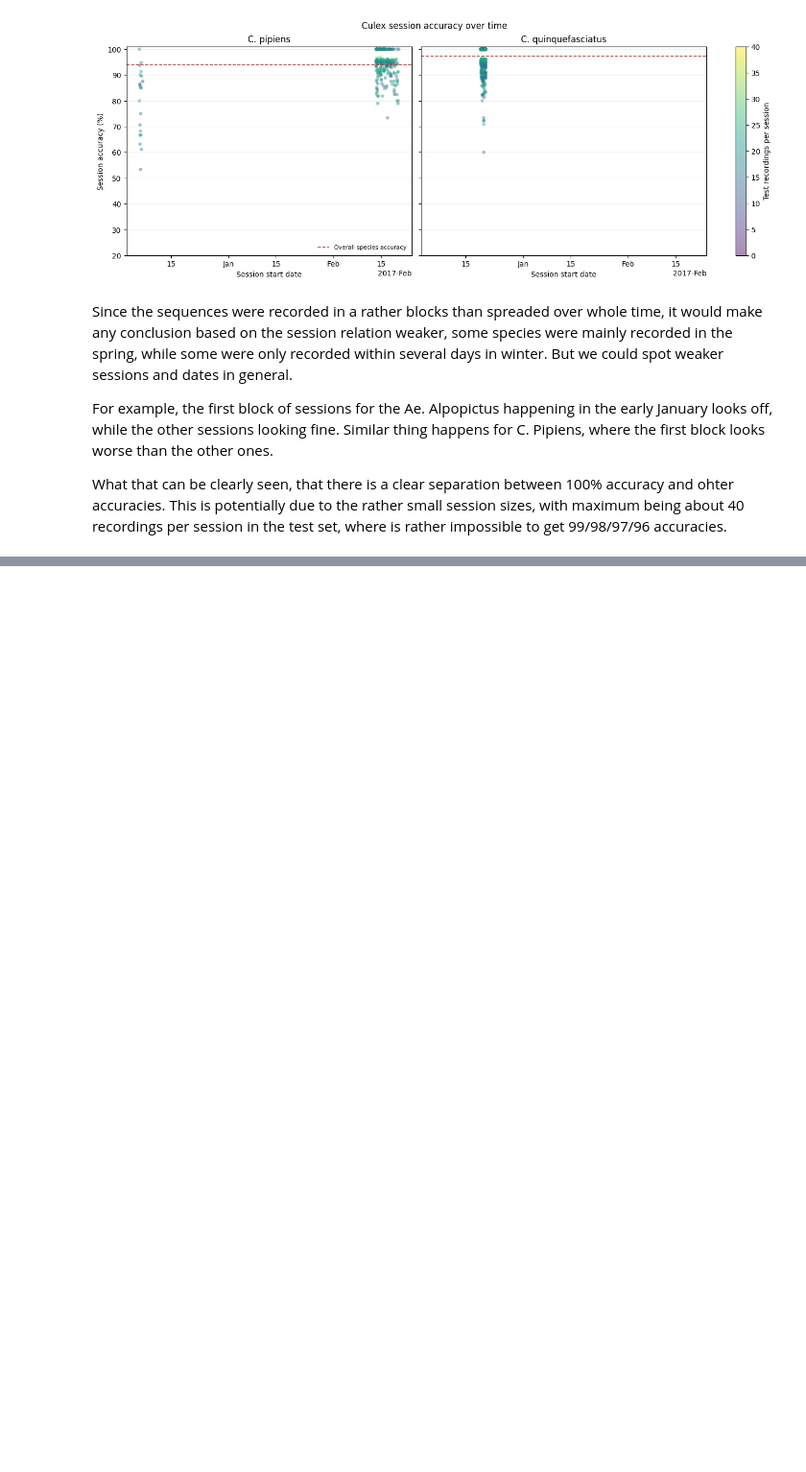
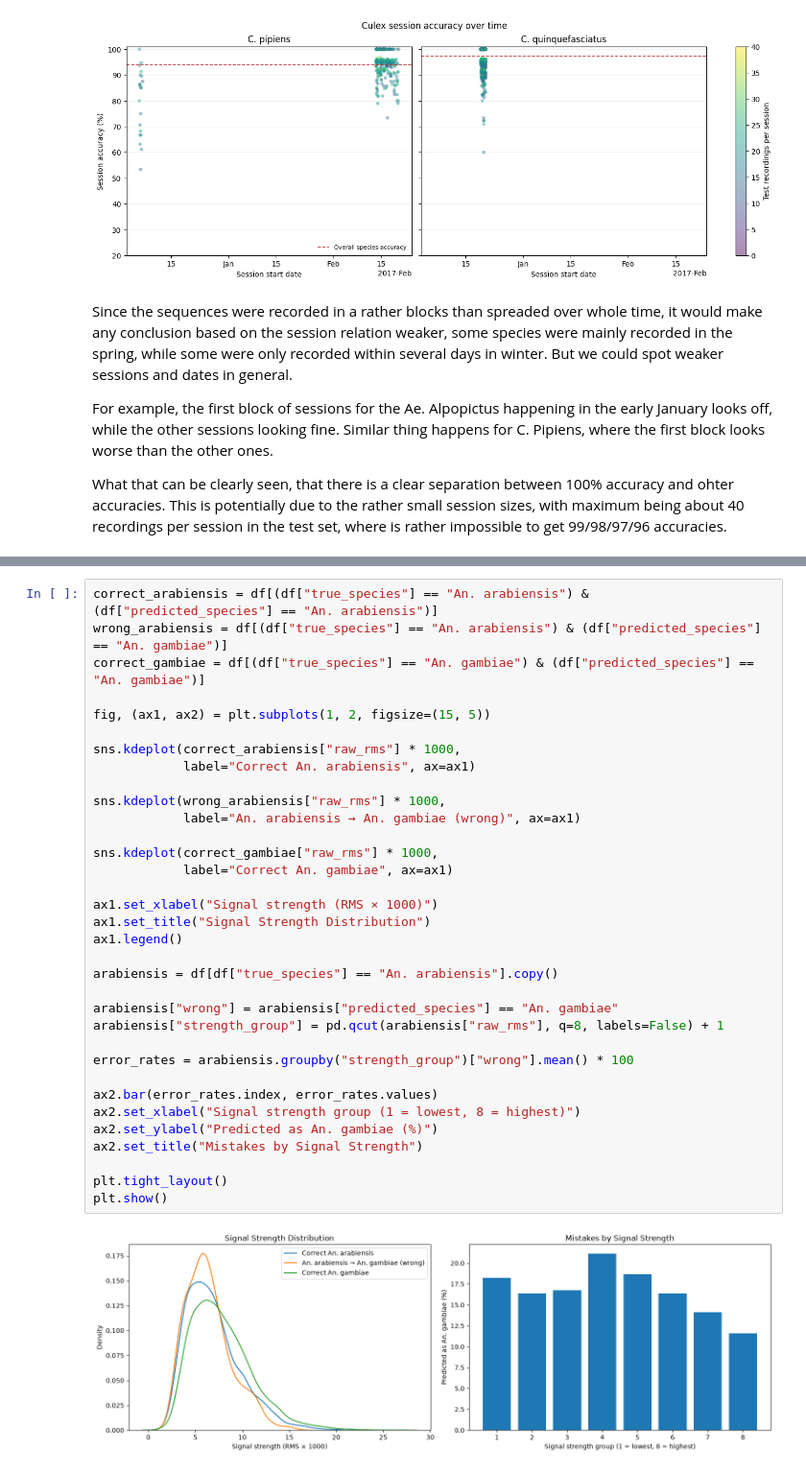
Before and after one commit to d-pizhuk/mosquito-wingbeat-vis4ai, a Jupyter notebook: phase1/human_only/analysis.ipynb, the cells around one changed output, grey strips where cells are left out. Shown at 96% size. Cells and saved outputs as stored; diff of their text form; blank space fills up the shorter version.

```diff
--- a/phase1/human_only/analysis.ipynb
+++ b/phase1/human_only/analysis.ipynb
@@ -435,0 +601,36 @@ What that can be clearly seen, that there is a clear separation between 100% acc
+# %%
+correct_arabiensis = df[(df["true_species"] == "An. arabiensis") & (df["predicted_species"] == "An. arabiensis")]
+wrong_arabiensis = df[(df["true_species"] == "An. arabiensis") & (df["predicted_species"] == "An. gambiae")]
+correct_gambiae = df[(df["true_species"] == "An. gambiae") & (df["predicted_species"] == "An. gambiae")]
+
+fig, (ax1, ax2) = plt.subplots(1, 2, figsize=(15, 5))
+
+sns.kdeplot(correct_arabiensis["raw_rms"] * 1000,
+            label="Correct An. arabiensis", ax=ax1)
+
+sns.kdeplot(wrong_arabiensis["raw_rms"] * 1000,
+            label="An. arabiensis → An. gambiae (wrong)", ax=ax1)
+
+sns.kdeplot(correct_gambiae["raw_rms"] * 1000,
+            label="Correct An. gambiae", ax=ax1)
+
+ax1.set_xlabel("Signal strength (RMS × 1000)")
+ax1.set_title("Signal Strength Distribution")
+ax1.legend()
+
+arabiensis = df[df["true_species"] == "An. arabiensis"].copy()
+
+arabiensis["wrong"] = arabiensis["predicted_species"] == "An. gambiae"
+arabiensis["strength_group"] = pd.qcut(arabiensis["raw_rms"], q=8, labels=False) + 1
+
+error_rates = arabiensis.groupby("strength_group")["wrong"].mean() * 100
+
+ax2.bar(error_rates.index, error_rates.values)
+ax2.set_xlabel("Signal strength group (1 = lowest, 8 = highest)")
+ax2.set_ylabel("Predicted as An. gambiae (%)")
+ax2.set_title("Mistakes by Signal Strength")
+
+plt.tight_layout()
+plt.show()
+# %% [output]
+[figure, added]
```
Also changed, not shown: parts of 26 cells of this notebook.
